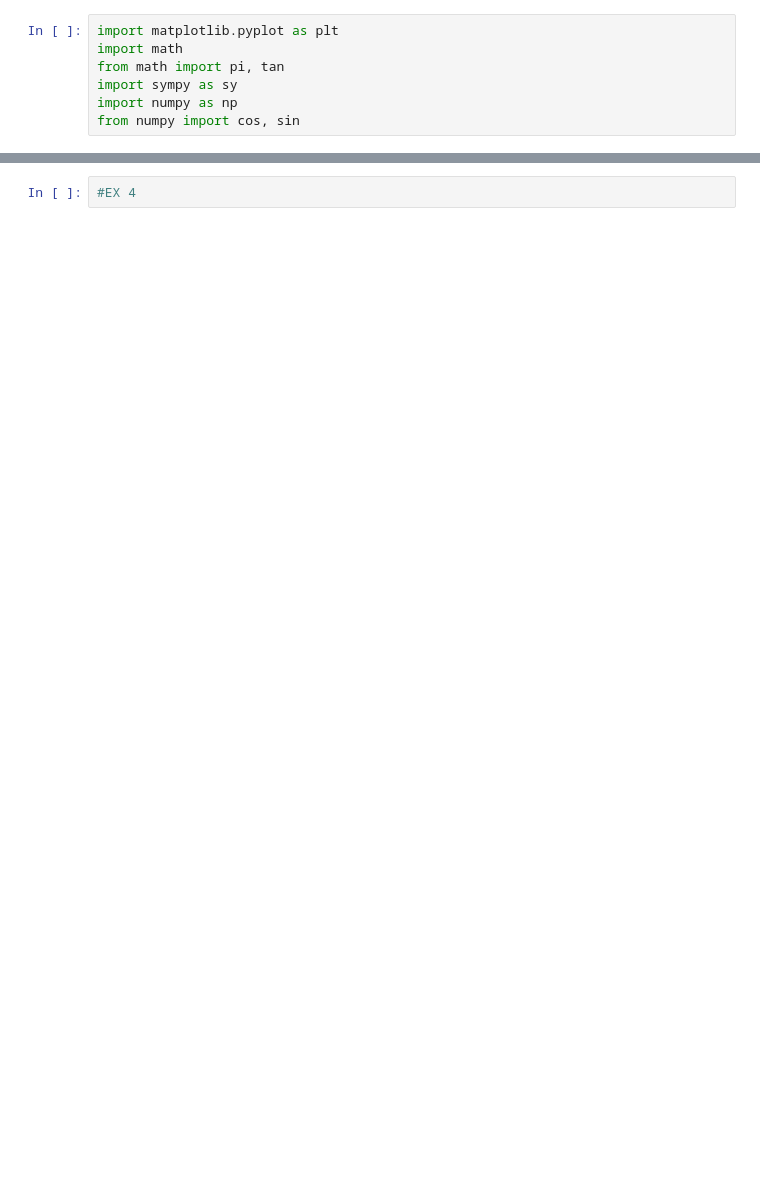
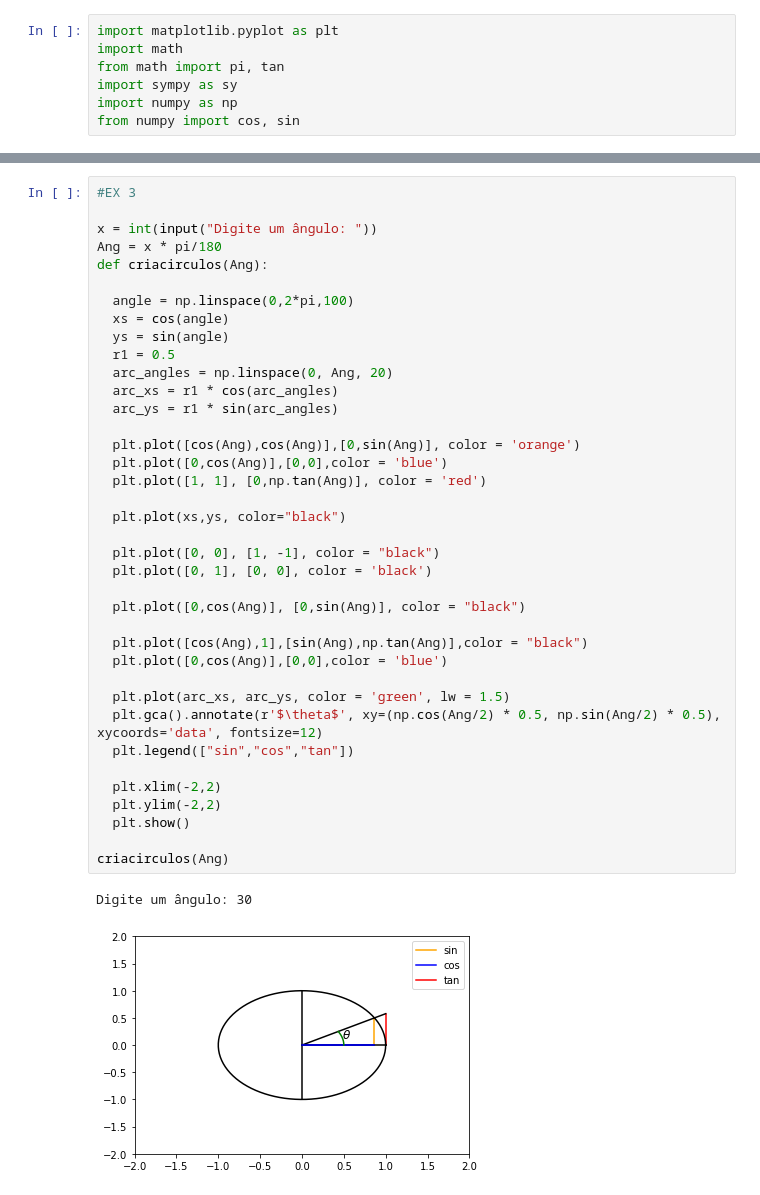
Before and after one commit to Frankossin/Trabalho-Franklin, a Jupyter notebook: Trabalho_modelagem_fisica.ipynb, the cells around one changed output, grey strips where cells are left out. Drawn from its saved outputs; the diff is of its cells as text; blank space fills up the shorter version.

```diff
--- a/Trabalho_modelagem_fisica.ipynb
+++ b/Trabalho_modelagem_fisica.ipynb
@@ -189,2 +141,41 @@ Digite um ângulo: 45
-# %%
-#EX 4
+# %%
+#EX 3
+
+x = int(input("Digite um ângulo: "))
+Ang = x * pi/180
+def criacirculos(Ang):
+
+  angle = np.linspace(0,2*pi,100)
+  xs = cos(angle)
+  ys = sin(angle)
+  r1 = 0.5
+  arc_angles = np.linspace(0, Ang, 20)
+  arc_xs = r1 * cos(arc_angles)
+  arc_ys = r1 * sin(arc_angles)
+
+  plt.plot([cos(Ang),cos(Ang)],[0,sin(Ang)], color = 'orange')
+  plt.plot([0,cos(Ang)],[0,0],color = 'blue')
+  plt.plot([1, 1], [0,np.tan(Ang)], color = 'red')
+
+  plt.plot(xs,ys, color="black")
+
+  plt.plot([0, 0], [1, -1], color = "black")
+  plt.plot([0, 1], [0, 0], color = 'black')
+
+  plt.plot([0,cos(Ang)], [0,sin(Ang)], color = "black")
+
+  plt.plot([cos(Ang),1],[sin(Ang),np.tan(Ang)],color = "black")
+  plt.plot([0,cos(Ang)],[0,0],color = 'blue')
+
+  plt.plot(arc_xs, arc_ys, color = 'green', lw = 1.5)
+  plt.gca().annotate(r'$\theta$', xy=(np.cos(Ang/2) * 0.5, np.sin(Ang/2) * 0.5), xycoords='data', fontsize=12)
+  plt.legend(["sin","cos","tan"])
+
+  plt.xlim(-2,2)
+  plt.ylim(-2,2)
+  plt.show()
+
+criacirculos(Ang)
+# %% [output]
+Digite um ângulo: 30
+[figure, added]
```
Also changed, not shown: parts of 5 cells of this notebook.
